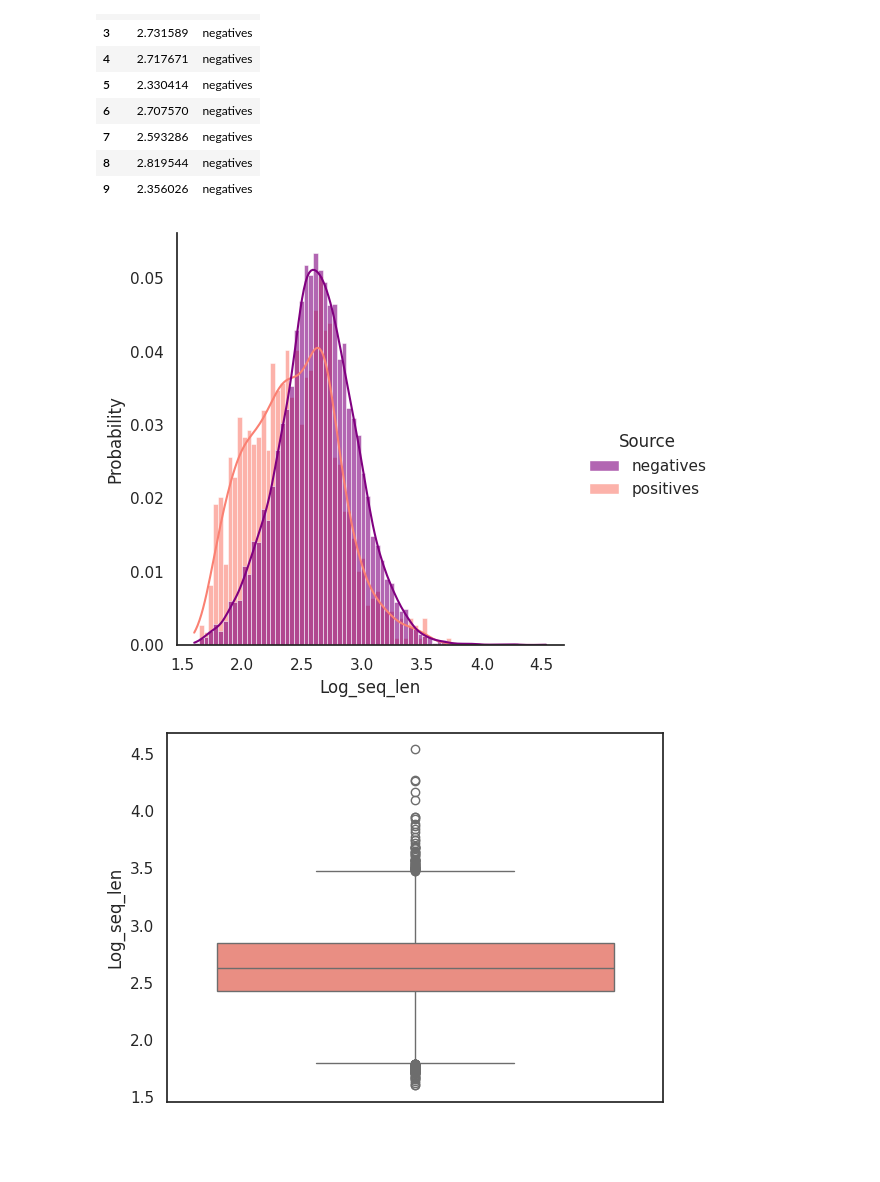
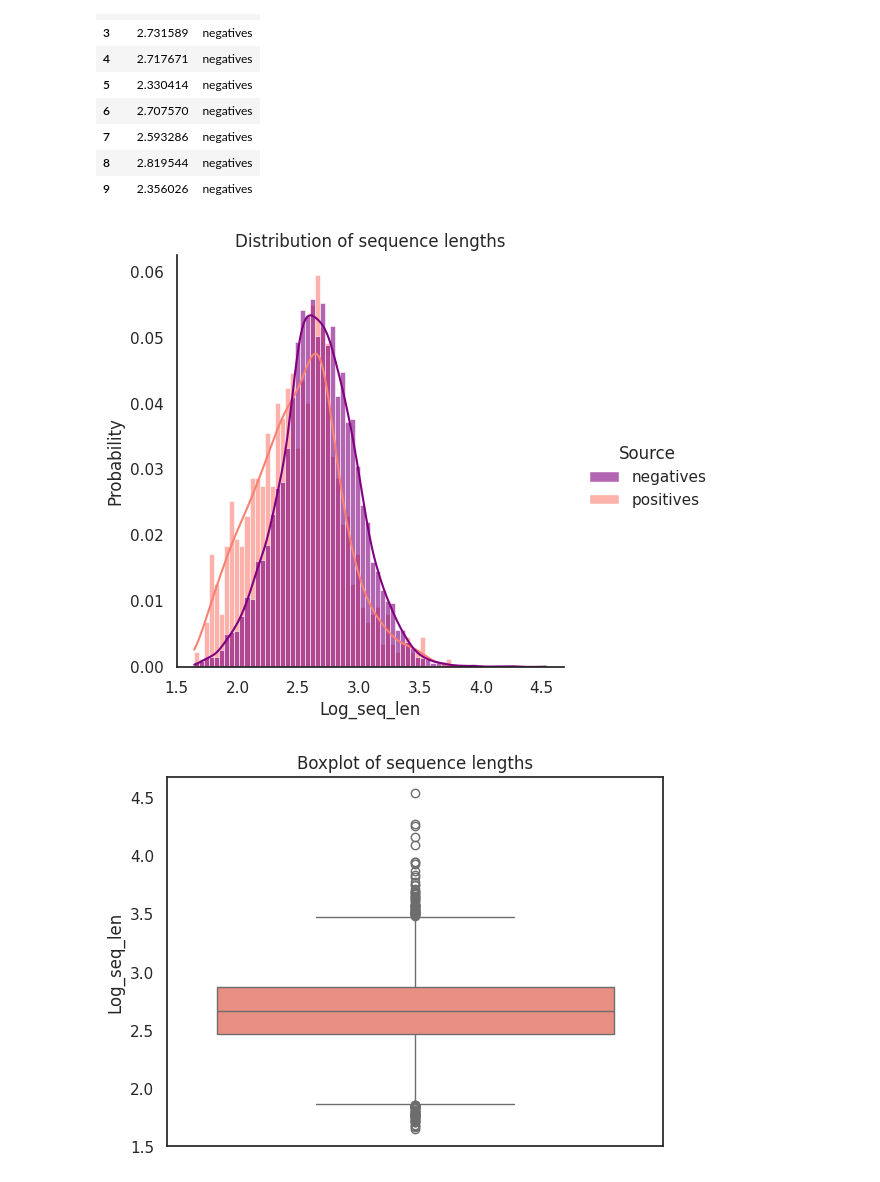
Before and after one commit to Amedeoxa/LAB2_project_group_N11, a Jupyter notebook: data_analysis/3_Data_analysis.ipynb, the cells around one changed output. Drawn from its saved outputs; the diff is of its cells as text; code cells hidden in the pictures; blank space fills up the shorter version.

```diff
--- a/data_analysis/3_Data_analysis.ipynb
+++ b/data_analysis/3_Data_analysis.ipynb
@@ -6,5 +16,5 @@
 import pandas as pd
 # %%
 neg_cols = ['ID', 'Organism_name', 'Kingdom', 'Sequence_length', 'Transmembrane']
-negatives = pd.read_csv('negative_non_redundant.tsv', sep='\t', names=neg_cols)
-#negatives.head(10)
+negatives = pd.read_csv('training_set_neg.tsv', sep='\t', names=neg_cols)
+negatives.shape
@@ -11,4 +23,4 @@ negatives = pd.read_csv('negative_non_redundant.tsv', sep='\t', names=neg_cols)
 # %%
 pos_cols = ['ID', 'Organism_name', 'Kingdom', 'Sequence_length', 'Signal_peptide']
-positives = pd.read_csv('positive_non_redundant.tsv', sep='\t', names=pos_cols)
-#positives.head(10)
+positives = pd.read_csv('training_set_pos.tsv', sep='\t', names=pos_cols)
+positives.shape
@@ -40,20 +54,26 @@ training.head(10)
 | 8 | 2.819544 | negatives |
 | 9 | 2.356026 | negatives |
 # %%
+name = 'Hist_seqlen_pos_vs_neg.png'
 sns.set_theme()
 sns.set_theme(context='notebook',
  style='white',
  palette=['purple','salmon'],
  font='sans-serif',
  font_scale=1,
  color_codes=True,
 )
 sns.displot(data = training, hue='Source', x = 'Log_seq_len', kde = True, common_norm=False, stat='probability', alpha=0.6)
+plt.title('Distribution of sequence lengths')
+plt.savefig(name, dpi=500, format='png')
 plt.show()
 # %% [output]
-[figure, old version]
+[figure, new version]
 # %%
+name_b = 'Box_seqlen_pos_vs_neg.png'
 sns.boxplot(data = negatives, y = 'Log_seq_len', color='salmon')
+plt.title('Boxplot of sequence lengths')
+plt.savefig(name_b, dpi=500, format='png')
 plt.show()
 # %% [output]
-[figure, old version]
+[figure, new version]
```
Also changed, not shown: parts of 16 cells of this notebook.
